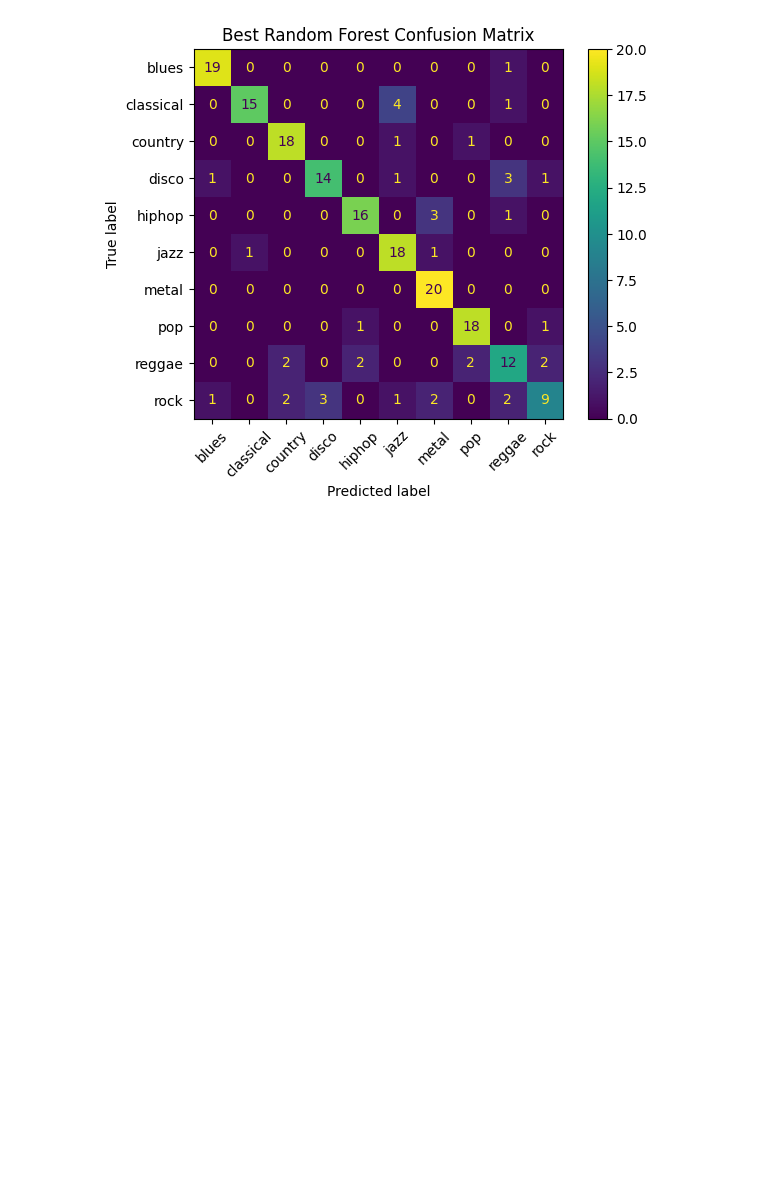
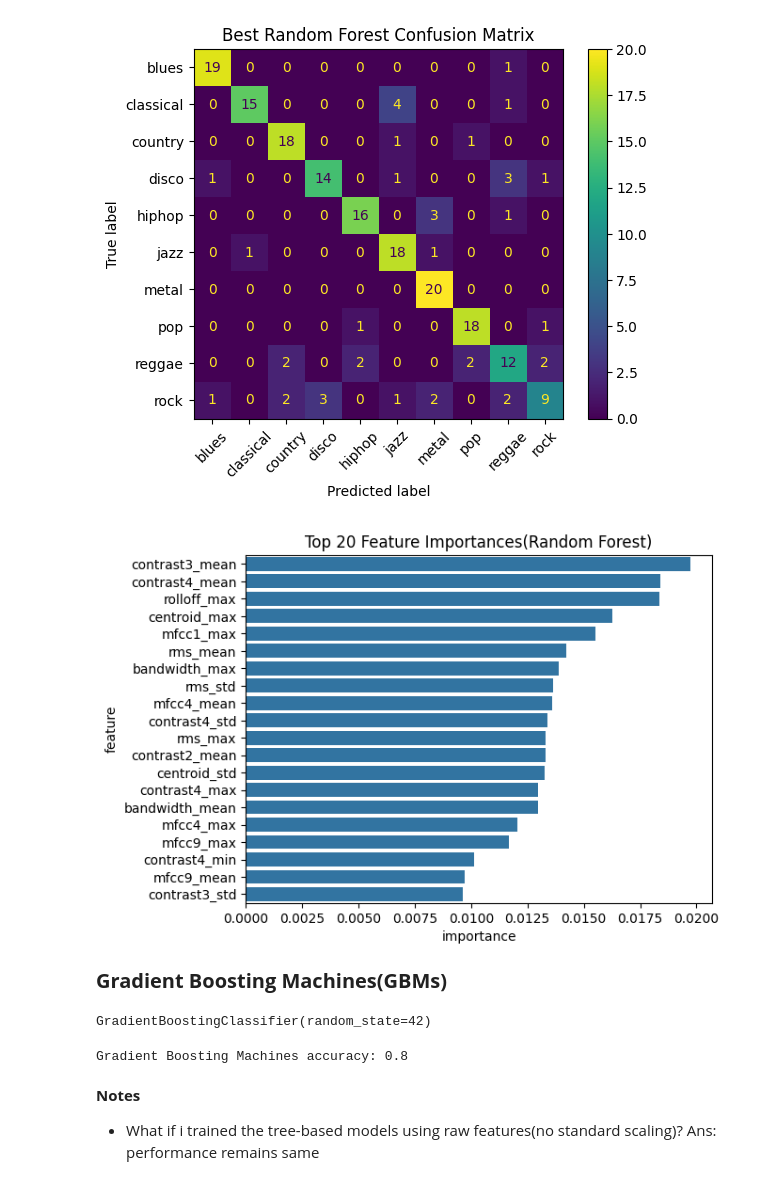
Before and after one commit to kelvin17-glitch/ML-Audio, a Jupyter notebook: eda.ipynb, the cells around one changed output. Saved outputs shown, nothing was run; the diff lists cells and outputs as text; code cells hidden in the pictures; blank space fills up the shorter version.

Commit message:
Gradient Boosting Classifier, Cross-validation in-depth

```diff
--- a/eda.ipynb
+++ b/eda.ipynb
@@ -384,9 +384,9 @@ plt.show()
 # %%
 # Instantiate and Fit Classifier
 clf = DecisionTreeClassifier(criterion="gini", max_depth=3, random_state=42)
-clf.fit(X_train_scaled, y_train)
+clf.fit(X_train, y_train)
 # Make Prediction
-tree_pred = clf.predict(X_test_scaled)
+tree_pred = clf.predict(X_test)
 # %%
 y_train.unique()
 # %% [output]
@@ -410,7 +410,7 @@ param_grid = {
 
 # Set up grid search
 grid_search = GridSearchCV(estimator=clf, param_grid=param_grid, cv=5, n_jobs=-1, scoring="accuracy")
-grid_search.fit(X_train_scaled, y_train)
+grid_search.fit(X_train, y_train)
 
 # Best tree
 best_tree = grid_search.best_estimator_
@@ -548,3 +548,21 @@ plt.title("Best Random Forest Confusion Matrix")
 plt.show()
 # %% [output]
 [figure]
+# %%
+# rf feature importances
+rf_importances = best_rf.feature_importances_
+# Plot
+rf_df = pd.DataFrame({"feature": X_train.columns, "importance": rf_importances})
+sns.barplot(data=rf_df.sort_values(by="importance", ascending=False).head(20), x="importance", y="feature")
+plt.title("Top 20 Feature Importances(Random Forest)")
+plt.show()
+# %% [output]
+[figure, added]
+# %% [markdown]
+<div style="font-size: 20px; font-weight: bold">Gradient Boosting Machines(GBMs)</div>
+# %%
+# Instantiate
+gb = GradientBoostingClassifier(n_estimators=100, learning_rate=0.1, max_depth=3, random_state=42)
+gb.fit(X_train, y_train)
+# %% [output]
+GradientBoostingClassifier(random_state=42)
@@ -550,0 +572,8 @@ plt.show()
+# %%
+# Evaluation
+print(f'Gradient Boosting Machines accuracy:', accuracy_score(y_test, gb_pred))
+# %% [output]
+Gradient Boosting Machines accuracy: 0.8
+# %% [markdown]
+**Notes**
+- What if i trained the tree-based models using raw features(no standard scaling)? Ans: performance remains same
```
Also changed, not shown: parts of 8 cells of this notebook.
